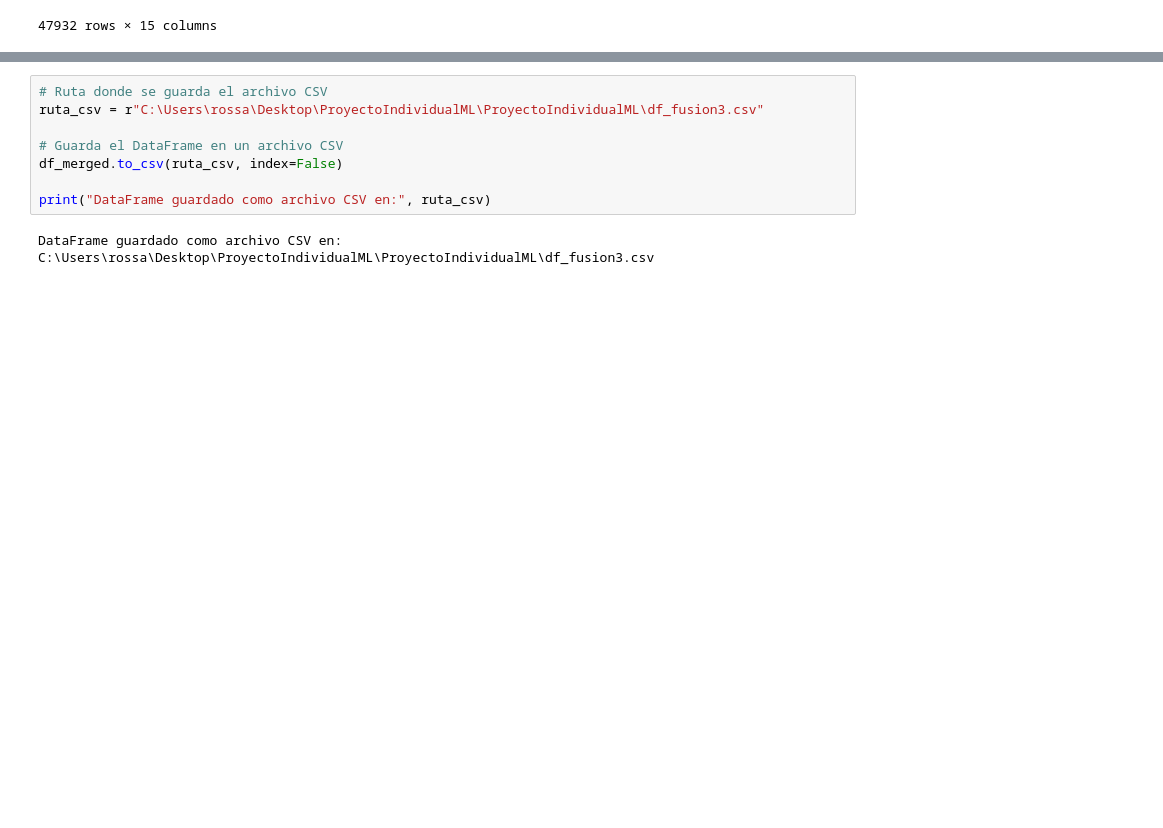
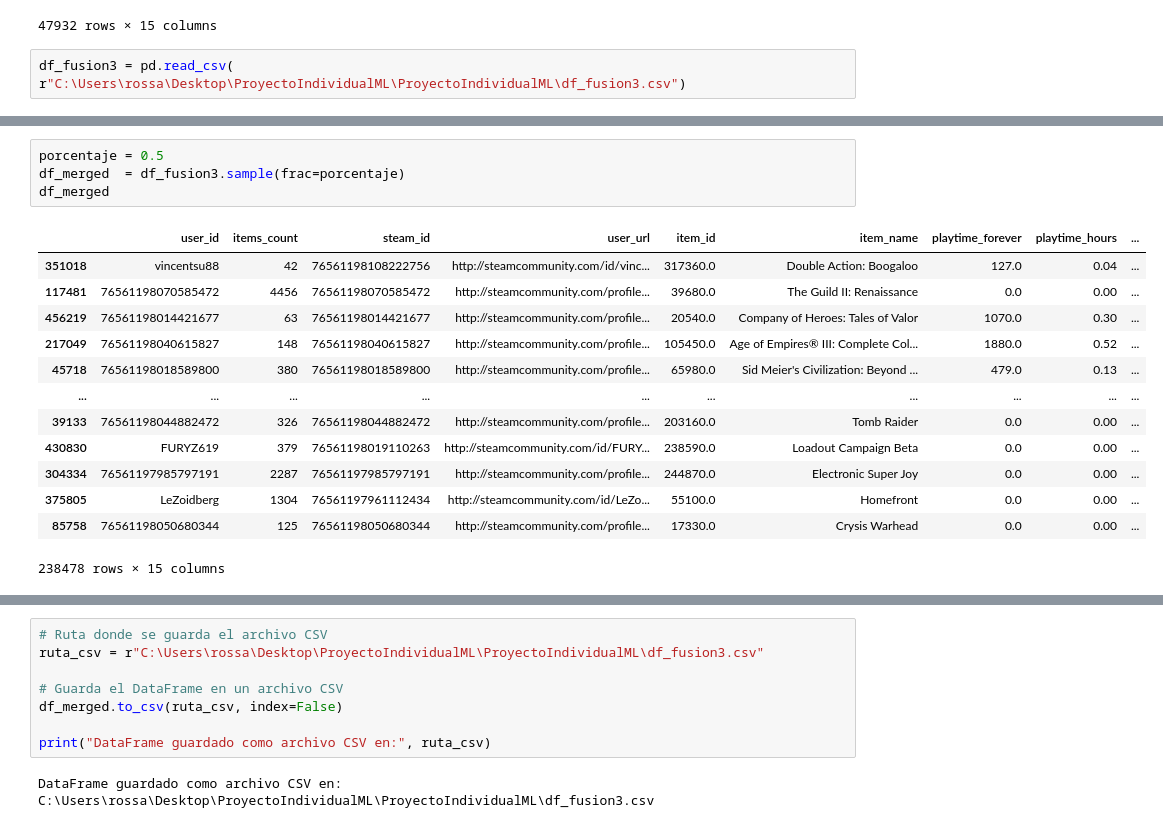
Before and after one commit to RosanaBruschini/ProyectoIndividualML, a Jupyter notebook: ETLYEDA1.ipynb, the cells around one changed output, grey strips where cells are left out. Saved outputs shown, nothing was run; the diff lists cells and outputs as text; blank space fills up the shorter version.

```diff
--- a/ETLYEDA1.ipynb
+++ b/ETLYEDA1.ipynb
@@ -1135,3 +1135,5 @@ df_merged
 | 301881 | Cyber_Z0 | 58 | 76561198042372402 | http://steamcommunity.com/id/Cybe... | 8870.0 | BioShock Infinite | 283.0 | 0.08 | ... |
 | 43856 | millzonpillz | 487 | 76561198012664430 | http://steamcommunity.com/id/mill... | 4560.0 | Company of Heroes | 2424.0 | 0.67 | ... |
 47932 rows × 15 columns
+# %%
+df_fusion3 = pd.read_csv( r"C:\Users\rossa\Desktop\ProyectoIndividualML\ProyectoIndividualML\df_fusion3.csv")
@@ -1137,0 +1160,18 @@ df_merged
+# %%
+porcentaje = 0.5
+df_merged  = df_fusion3.sample(frac=porcentaje)
+df_merged
+# %% [output]
+|  | user_id | items_count | steam_id | user_url | item_id | item_name | playtime_forever | playtime_hours | ... |
+| 351018 | vincentsu88 | 42 | 76561198108222756 | http://steamcommunity.com/id/vinc... | 317360.0 | Double Action: Boogaloo | 127.0 | 0.04 | ... |
+| 117481 | 76561198070585472 | 4456 | 76561198070585472 | http://steamcommunity.com/profile... | 39680.0 | The Guild II: Renaissance | 0.0 | 0.00 | ... |
+| 456219 | 76561198014421677 | 63 | 76561198014421677 | http://steamcommunity.com/profile... | 20540.0 | Company of Heroes: Tales of Valor | 1070.0 | 0.30 | ... |
+| 217049 | 76561198040615827 | 148 | 76561198040615827 | http://steamcommunity.com/profile... | 105450.0 | Age of Empires® III: Complete Col... | 1880.0 | 0.52 | ... |
+| 45718 | 76561198018589800 | 380 | 76561198018589800 | http://steamcommunity.com/profile... | 65980.0 | Sid Meier's Civilization: Beyond ... | 479.0 | 0.13 | ... |
+| ... | ... | ... | ... | ... | ... | ... | ... | ... | ... |
+| 39133 | 76561198044882472 | 326 | 76561198044882472 | http://steamcommunity.com/profile... | 203160.0 | Tomb Raider | 0.0 | 0.00 | ... |
+| 430830 | FURYZ619 | 379 | 76561198019110263 | http://steamcommunity.com/id/FURY... | 238590.0 | Loadout Campaign Beta | 0.0 | 0.00 | ... |
+| 304334 | 76561197985797191 | 2287 | 76561197985797191 | http://steamcommunity.com/profile... | 244870.0 | Electronic Super Joy | 0.0 | 0.00 | ... |
+| 375805 | LeZoidberg | 1304 | 76561197961112434 | http://steamcommunity.com/id/LeZo... | 55100.0 | Homefront | 0.0 | 0.00 | ... |
+| 85758 | 76561198050680344 | 125 | 76561198050680344 | http://steamcommunity.com/profile... | 17330.0 | Crysis Warhead | 0.0 | 0.00 | ... |
+238478 rows × 15 columns
```
Also changed, not shown: parts of 2 cells of this notebook, 4 other files.
